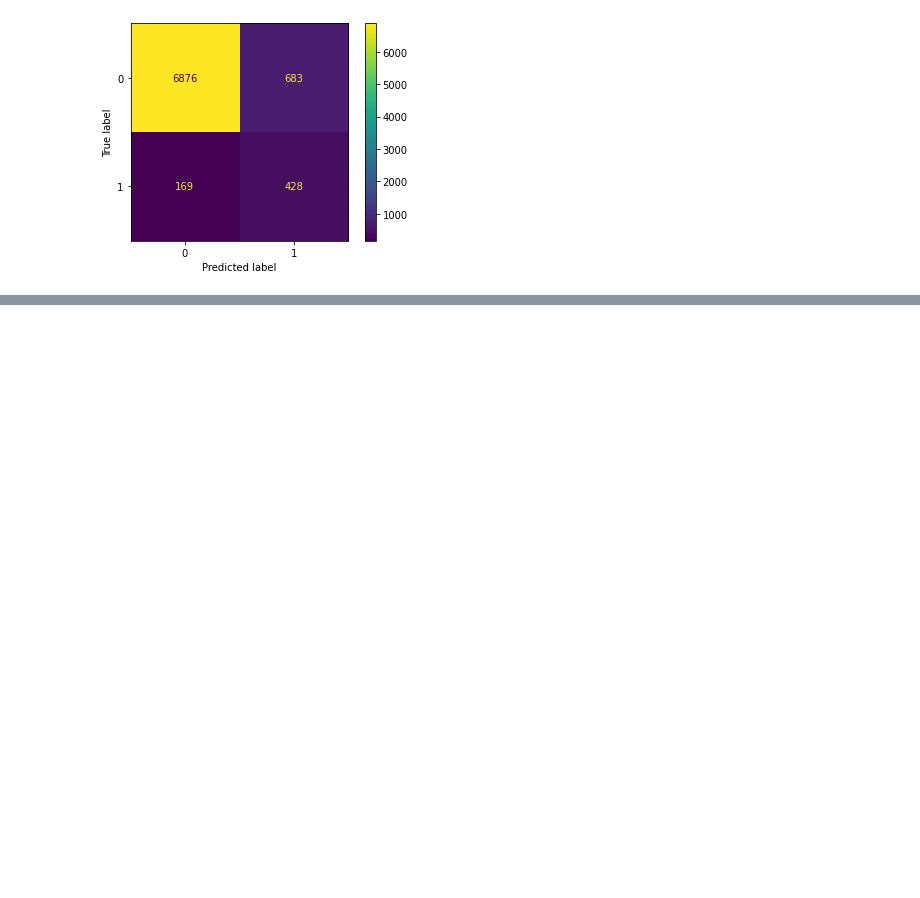
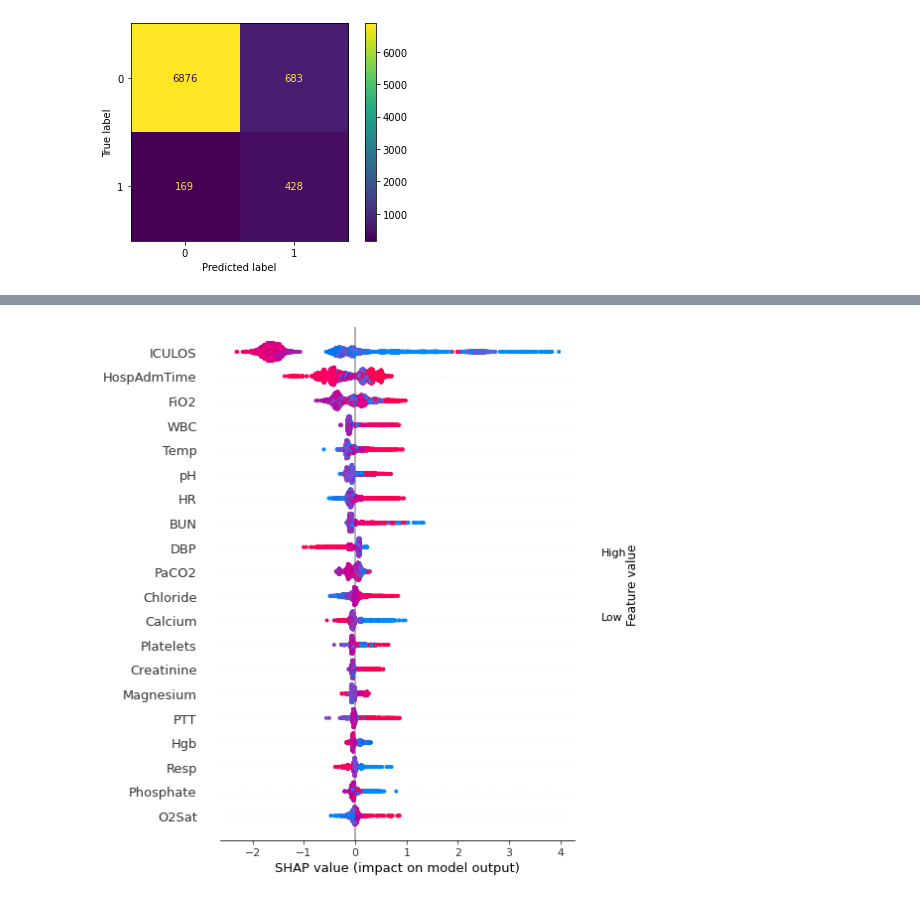
Before and after one commit to eddie8615/ml_bioinfo_hi, a Jupyter notebook: assignment/k21134342_ML_assignment.ipynb, the cells around one changed output, grey strips where cells are left out. Drawn from its saved outputs; the diff is of its cells as text; code cells hidden in the pictures; blank space fills up the shorter version.

```diff
--- a/assignment/k21134342_ML_assignment.ipynb
+++ b/assignment/k21134342_ML_assignment.ipynb
@@ -560,0 +568,13 @@ plot_roc_curve(y_score[:,1], y_test)
+# %%
+# Create object that can calculate shap values
+explainer = shap.TreeExplainer(best_model)
+
+# calculate shap values. This is what we will plot.
+# Calculate shap_values for all of val_X rather than a single row, to have more data for plot.
+shap_values = explainer.shap_values(X_test)
+
+# Make plot. Index of [1] is explained in text below.
+
+shap.summary_plot(shap_values,X_test)
+# %% [output]
+[figure, added]
```
Also changed, not shown: parts of 9 cells of this notebook, 3 other files.
